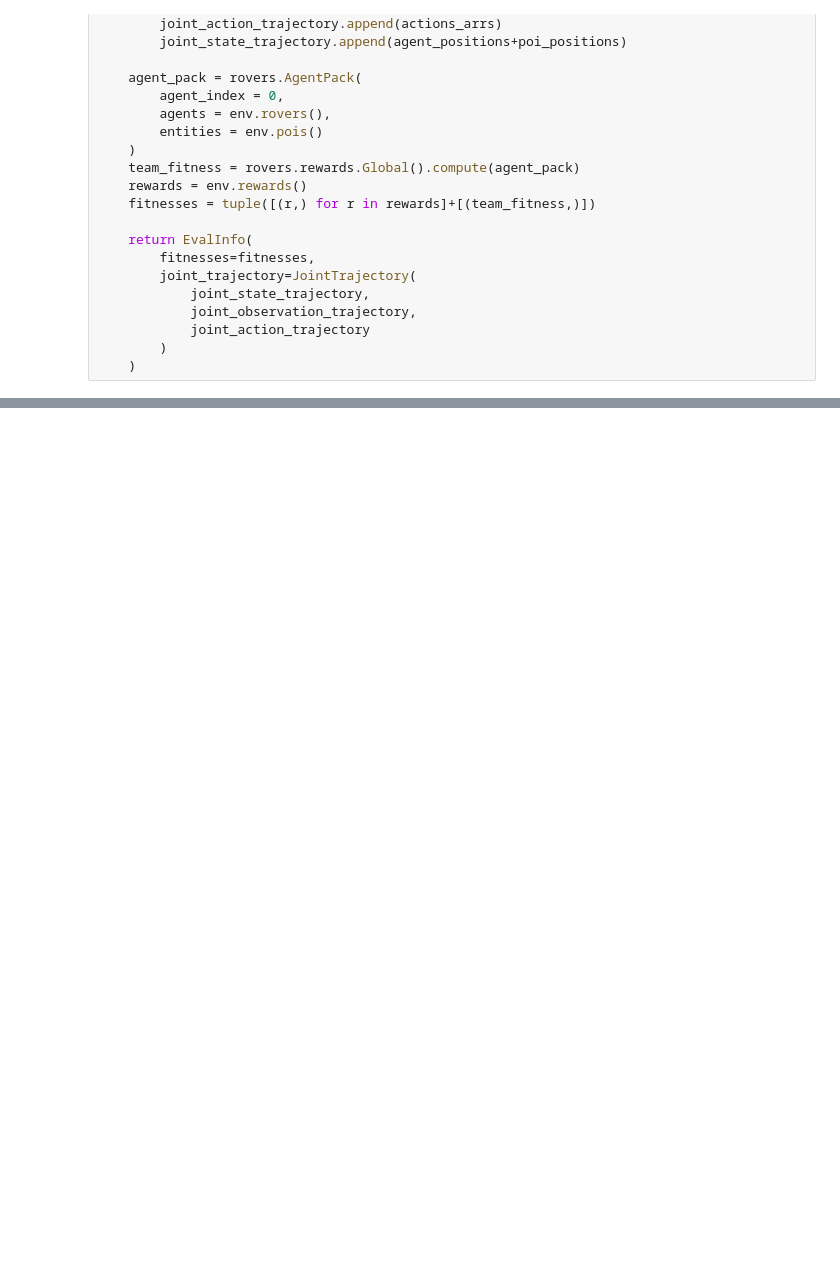
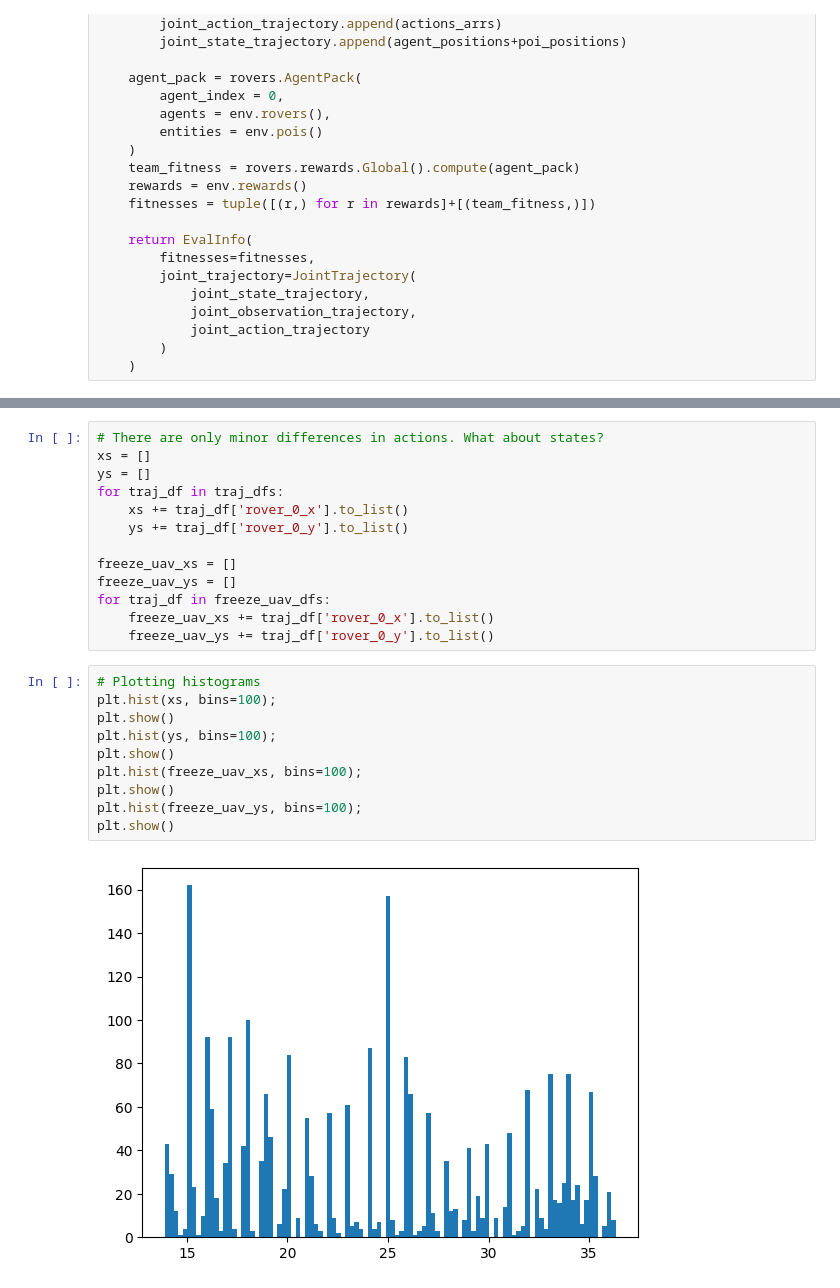
Before and after one commit to AADILab/influence-shaping, a Jupyter notebook: scratch/measure_influence/generate_trajs.ipynb, the cells around one changed output, grey strips where cells are left out. Drawn from its saved outputs; the diff is of its cells as text; blank space fills up the shorter version.

```diff
--- a/scratch/measure_influence/generate_trajs.ipynb
+++ b/scratch/measure_influence/generate_trajs.ipynb
@@ -614,0 +743,25 @@ traj_df
+# %%
+# There are only minor differences in actions. What about states?
+xs = []
+ys = []
+for traj_df in traj_dfs:
+    xs += traj_df['rover_0_x'].to_list()
+    ys += traj_df['rover_0_y'].to_list()
+
+freeze_uav_xs = []
+freeze_uav_ys = []
+for traj_df in freeze_uav_dfs:
+    freeze_uav_xs += traj_df['rover_0_x'].to_list()
+    freeze_uav_ys += traj_df['rover_0_y'].to_list()
+# %%
+# Plotting histograms
+plt.hist(xs, bins=100);
+plt.show()
+plt.hist(ys, bins=100);
+plt.show()
+plt.hist(freeze_uav_xs, bins=100);
+plt.show()
+plt.hist(freeze_uav_ys, bins=100);
+plt.show()
+# %% [output]
+[figure, added]
```
Also changed, not shown: parts of 32 cells of this notebook.
